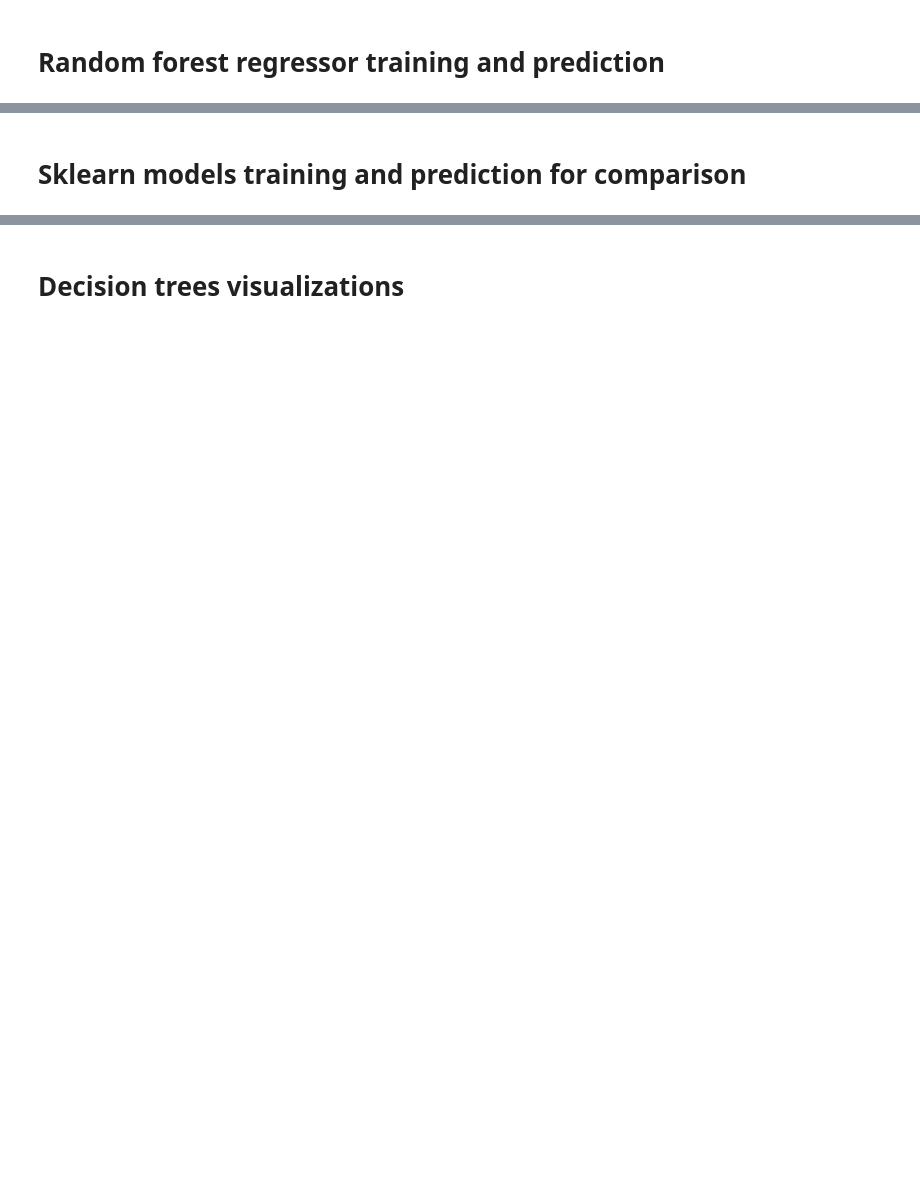
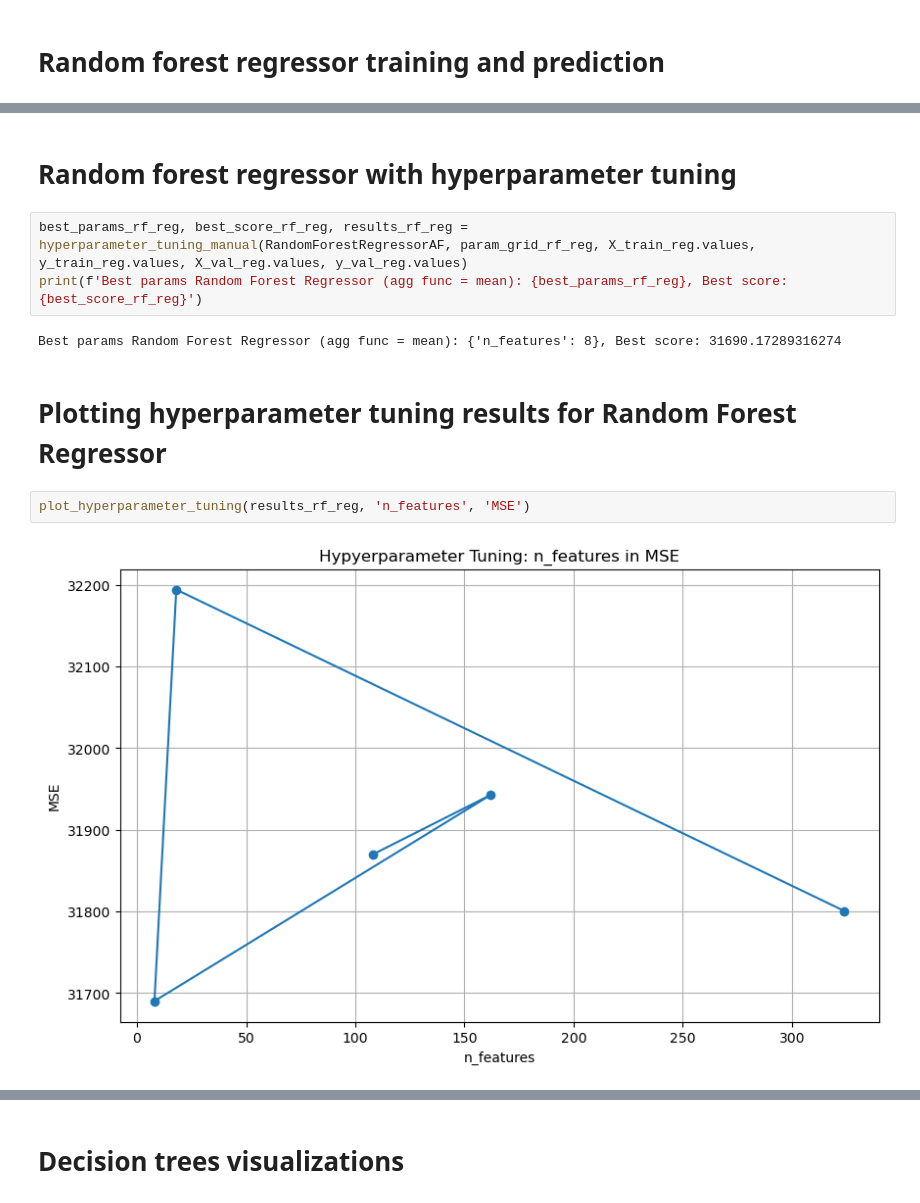
Before and after one commit to edenede2/MLcourse, a Jupyter notebook: assignment1/Assignment1_nb_Eden.ipynb, the cells around one changed output, grey strips where cells are left out. Drawn from its saved outputs; the diff is of its cells as text; blank space fills up the shorter version.

```diff
--- a/assignment1/Assignment1_nb_Eden.ipynb
+++ b/assignment1/Assignment1_nb_Eden.ipynb
@@ -640,4 +736,15 @@ print(f'Validation MSE: {mse}')
 # %% [output]
 Validation MSE: 35579.868631324396
-# %% [markdown]
-# Sklearn models training and prediction for comparison
+# %% [markdown]
+# Random forest regressor with hyperparameter tuning
+# %%
+best_params_rf_reg, best_score_rf_reg, results_rf_reg = hyperparameter_tuning_manual(RandomForestRegressorAF, param_grid_rf_reg, X_train_reg.values, y_train_reg.values, X_val_reg.values, y_val_reg.values)
+print(f'Best params Random Forest Regressor (agg func = mean): {best_params_rf_reg}, Best score: {best_score_rf_reg}')
+# %% [output]
+Best params Random Forest Regressor (agg func = mean): {'n_features': 8}, Best score: 31690.17289316274
+# %% [markdown]
+# Plotting hyperparameter tuning results for Random Forest Regressor
+# %%
+plot_hyperparameter_tuning(results_rf_reg, 'n_features', 'MSE')
+# %% [output]
+[figure, added]
```
Also changed, not shown: parts of 67 cells of this notebook.
